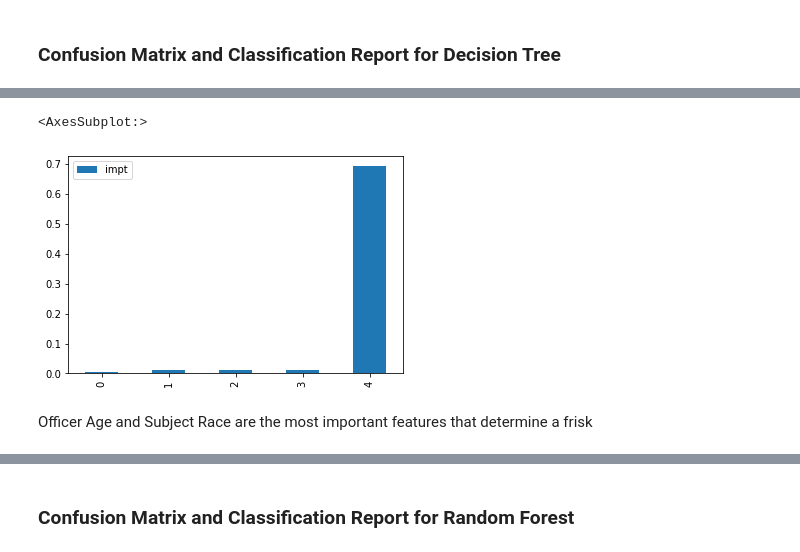
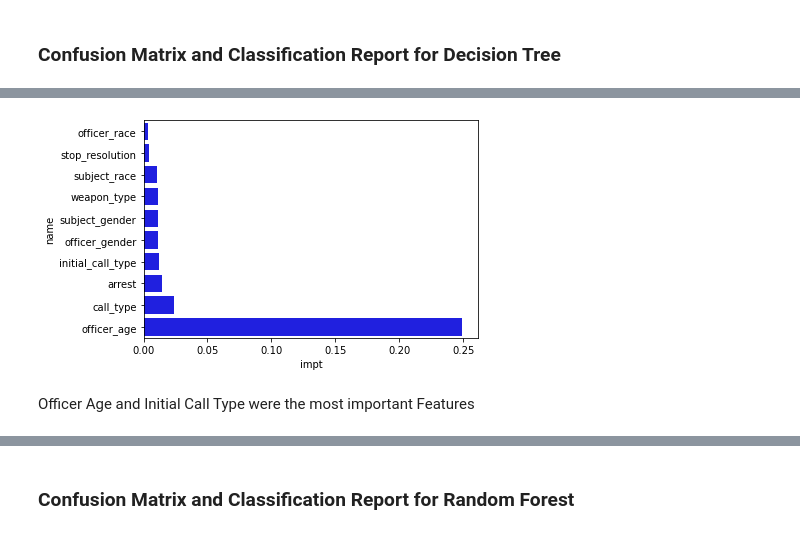
Before and after one commit to letruong711/Terry_Stop_Frisk, a Jupyter notebook: Modeling.ipynb, the cells around one changed output, grey strips where cells are left out. Saved outputs shown, nothing was run; the diff lists cells and outputs as text; code cells hidden in the pictures.

```diff
--- a/Modeling.ipynb
+++ b/Modeling.ipynb
@@ -297,7 +318,7 @@ fi
-# %%
-fi.plot(kind='bar')
-# %% [output]
-<AxesSubplot:>
-[figure, removed]
+# %%
+sns.barplot(x="impt", y="name", data=fi,
+            label="Feature Importance", color="b");
+# %% [output]
+[figure, added]
 # %% [markdown]
-Officer Age and Subject Race are the most important features that determine a frisk
+Officer Age and Initial Call Type were the most important Features
```
Also changed, not shown: parts of 23 cells of this notebook, 4 other files.
